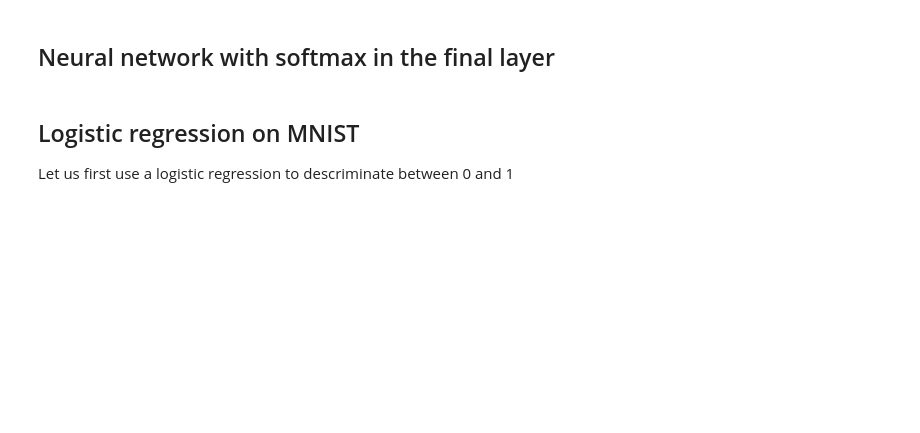
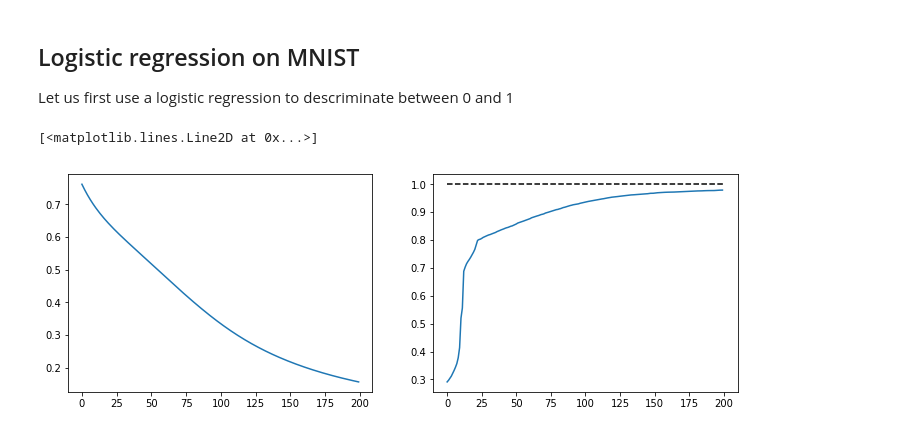
Before and after one commit to meichen91/MachineLearning-Snippets, a Jupyter notebook: Week1/NeuralNet_2Layer.ipynb, the cells around one changed output. Drawn from its saved outputs; the diff is of its cells as text; code cells hidden in the pictures; blank space fills up the shorter version.

```diff
--- a/Week1/NeuralNet_2Layer.ipynb
+++ b/Week1/NeuralNet_2Layer.ipynb
@@ -235,2 +227,0 @@ ValueError: shapes (2,1) and (2,4) not aligned: 1 (dim 1) != 2 (dim 0)
-# %% [markdown]
-## Neural network with softmax in the final layer
@@ -288,3 +232,11 @@ n = X.shape[1]
+# %%
+from sklearn.datasets import fetch_mldata
+mnist = fetch_mldata('MNIST original')
+
+X = mnist.data.astype(float)
+y = mnist.target.astype(float)
+
+m = X.shape[1]
 # %%
 # filter out only 0 and 1 and split data
 ind = np.logical_or(y == 1, y == 0)
@@ -299,4 +251,17 @@ y_test = y[num_train:-1].T
 
 X_train = X_train/256
 X_test = X_test/256
-m = X_train.shape[1]
+n = X_train.shape[1]
+# %%
+params = initialise_param(m, n, n1 = 3, n2 = 1)
+neural_net = train_net_logistic_vec(X_train, y_train, params, max_iter = 200, alpha = 0.2, verbose = False)
+# %%
+plt.figure(figsize=(12, 4))
+plt.subplot(1,2,1)
+plt.plot(neural_net['cost_hist'])
+plt.subplot(1,2,2)
+plt.plot(neural_net['n_corr_hist']/n)
+plt.plot([0,200], [1,1], 'k--')
+# %% [output]
+[<matplotlib.lines.Line2D at 0x...>]
+[figure, added]
```
Also changed, not shown: parts of 13 cells of this notebook, 1 other file.
